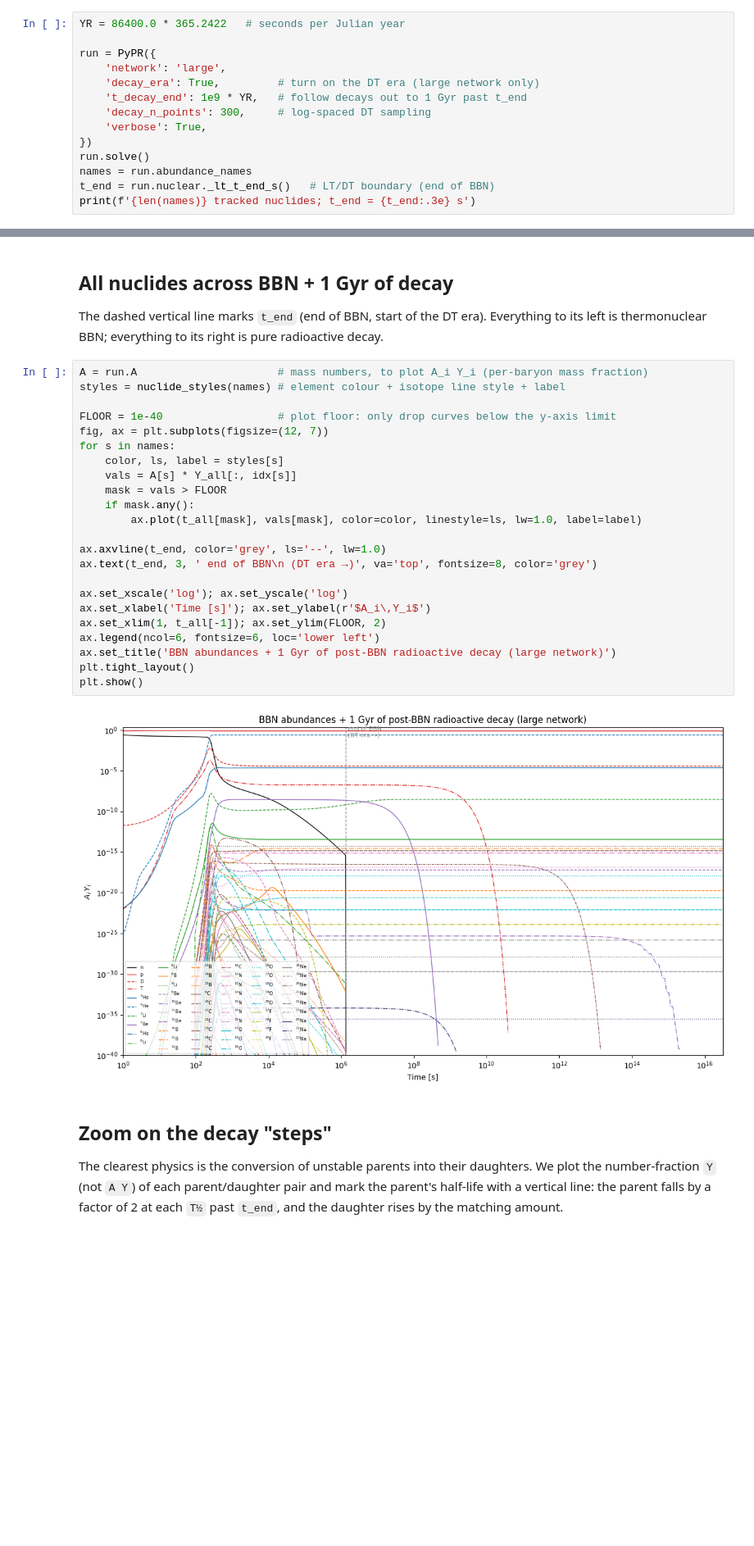
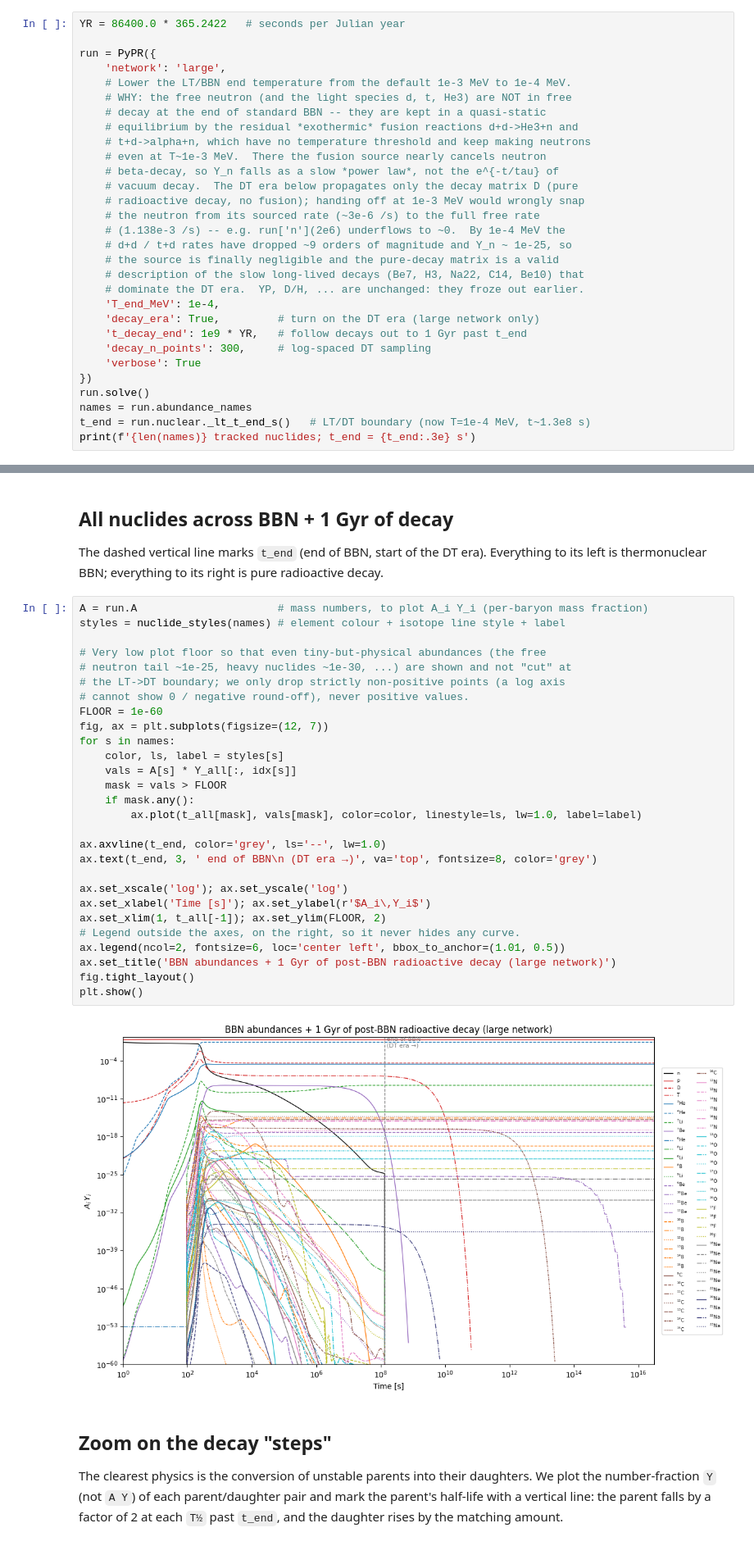
Before and after one commit to CyrilPitrou/pyprimat, a Jupyter notebook: notebooks/DecayEvolution.ipynb, the cells around one changed output, grey strips where cells are left out. Shown at 82% size. Drawn from its saved outputs; the diff is of its cells as text; blank space fills up the shorter version.

```diff
--- a/notebooks/DecayEvolution.ipynb
+++ b/notebooks/DecayEvolution.ipynb
@@ -49,14 +63,30 @@ YR = 86400.0 * 365.2422   # seconds per Julian year
 
 run = PyPR({
     'network': 'large',
+    # Lower the LT/BBN end temperature from the default 1e-3 MeV to 1e-4 MeV.
+    # WHY: the free neutron (and the light species d, t, He3) are NOT in free
+    # decay at the end of standard BBN -- they are kept in a quasi-static
+    # equilibrium by the residual *exothermic* fusion reactions d+d->He3+n and
+    # t+d->alpha+n, which have no temperature threshold and keep making neutrons
+    # even at T~1e-3 MeV.  There the fusion source nearly cancels neutron
+    # beta-decay, so Y_n falls as a slow *power law*, not the e^{-t/tau} of
+    # vacuum decay.  The DT era below propagates only the decay matrix D (pure
+    # radioactive decay, no fusion); handing off at 1e-3 MeV would wrongly snap
+    # the neutron from its sourced rate (~3e-6 /s) to the full free rate
+    # (1.138e-3 /s) -- e.g. run['n'](2e6) underflows to ~0.  By 1e-4 MeV the
+    # d+d / t+d rates have dropped ~9 orders of magnitude and Y_n ~ 1e-25, so
+    # the source is finally negligible and the pure-decay matrix is a valid
+    # description of the slow long-lived decays (Be7, H3, Na22, C14, Be10) that
+    # dominate the DT era.  YP, D/H, ... are unchanged: they froze out earlier.
+    'T_end_MeV': 1e-4,
     'decay_era': True,         # turn on the DT era (large network only)
     't_decay_end': 1e9 * YR,   # follow decays out to 1 Gyr past t_end
     'decay_n_points': 300,     # log-spaced DT sampling
-    'verbose': True,
+    'verbose': True
 })
 run.solve()
 names = run.abundance_names
-t_end = run.nuclear._lt_t_end_s()   # LT/DT boundary (end of BBN)
+t_end = run.nuclear._lt_t_end_s()   # LT/DT boundary (now T=1e-4 MeV, t~1.3e8 s)
 print(f'{len(names)} tracked nuclides; t_end = {t_end:.3e} s')
 # %% [output]
 ┏━━━━━━━━━━━━━━━━━━━━━━━━━━━━━━━━━━━━━━━━━━━━━━━━━┓
@@ -104,28 +134,33 @@ radioactive decay.
 # %%
 A = run.A                      # mass numbers, to plot A_i Y_i (per-baryon mass fraction)
 styles = nuclide_styles(names) # element colour + isotope line style + label
 
-FLOOR = 1e-40                  # plot floor: only drop curves below the y-axis limit
+# Very low plot floor so that even tiny-but-physical abundances (the free
+# neutron tail ~1e-25, heavy nuclides ~1e-30, ...) are shown and not "cut" at
+# the LT->DT boundary; we only drop strictly non-positive points (a log axis
+# cannot show 0 / negative round-off), never positive values.
+FLOOR = 1e-60
 fig, ax = plt.subplots(figsize=(12, 7))
 for s in names:
     color, ls, label = styles[s]
     vals = A[s] * Y_all[:, idx[s]]
     mask = vals > FLOOR
     if mask.any():
         ax.plot(t_all[mask], vals[mask], color=color, linestyle=ls, lw=1.0, label=label)
 
 ax.axvline(t_end, color='grey', ls='--', lw=1.0)
 ax.text(t_end, 3, ' end of BBN\n (DT era →)', va='top', fontsize=8, color='grey')
 
 ax.set_xscale('log'); ax.set_yscale('log')
 ax.set_xlabel('Time [s]'); ax.set_ylabel(r'$A_i\,Y_i$')
 ax.set_xlim(1, t_all[-1]); ax.set_ylim(FLOOR, 2)
-ax.legend(ncol=6, fontsize=6, loc='lower left')
+# Legend outside the axes, on the right, so it never hides any curve.
+ax.legend(ncol=2, fontsize=6, loc='center left', bbox_to_anchor=(1.01, 0.5))
 ax.set_title('BBN abundances + 1 Gyr of post-BBN radioactive decay (large network)')
-plt.tight_layout()
+fig.tight_layout()
 plt.show()
 # %% [output]
-[figure, old version]
+[figure, new version]
 # %% [markdown]
 ## Zoom on the decay "steps"
 
```
Also changed, not shown: parts of 6 cells of this notebook, 16 other files.
